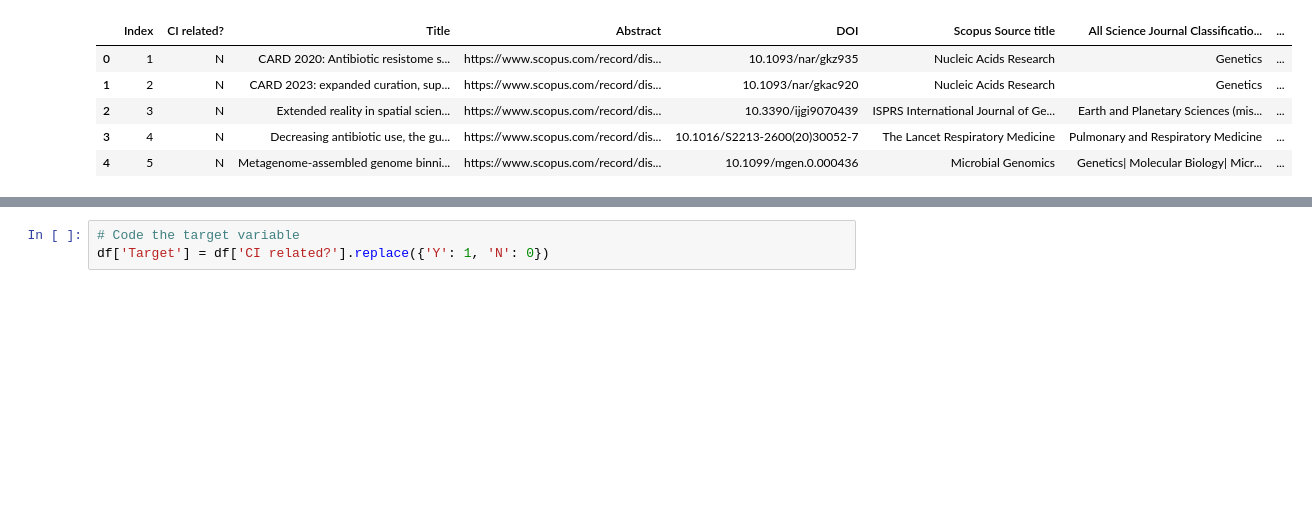
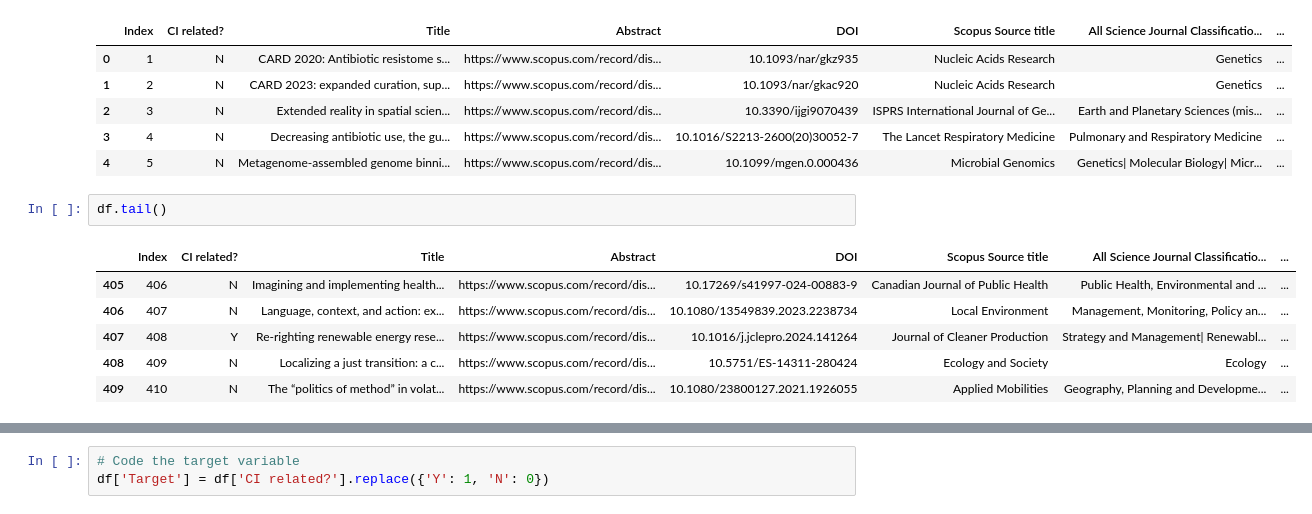
Before and after one commit to ciciecho-ds/climate_innovation_classfication, a Jupyter notebook: data_preprocess.ipynb, the cells around one changed output, grey strips where cells are left out. Saved outputs shown, nothing was run; the diff lists cells and outputs as text; blank space fills up the shorter version.

```diff
--- a/data_preprocess.ipynb
+++ b/data_preprocess.ipynb
@@ -17,3 +28,12 @@ df.head()
 | 2 | 3 | N | Extended reality in spatial scien... | https://www.scopus.com/record/dis... | 10.3390/ijgi9070439 | ISPRS International Journal of Ge... | Earth and Planetary Sciences (mis... | ... |
 | 3 | 4 | N | Decreasing antibiotic use, the gu... | https://www.scopus.com/record/dis... | 10.1016/S2213-2600(20)30052-7 | The Lancet Respiratory Medicine | Pulmonary and Respiratory Medicine | ... |
 | 4 | 5 | N | Metagenome-assembled genome binni... | https://www.scopus.com/record/dis... | 10.1099/mgen.0.000436 | Microbial Genomics | Genetics| Molecular Biology| Micr... | ... |
+# %%
+df.tail()
+# %% [output]
+|  | Index | CI related? | Title | Abstract | DOI | Scopus Source title | All Science Journal Classificatio... | ... |
+| 405 | 406 | N | Imagining and implementing health... | https://www.scopus.com/record/dis... | 10.17269/s41997-024-00883-9 | Canadian Journal of Public Health | Public Health, Environmental and ... | ... |
+| 406 | 407 | N | Language, context, and action: ex... | https://www.scopus.com/record/dis... | 10.1080/13549839.2023.2238734 | Local Environment | Management, Monitoring, Policy an... | ... |
+| 407 | 408 | Y | Re-righting renewable energy rese... | https://www.scopus.com/record/dis... | 10.1016/j.jclepro.2024.141264 | Journal of Cleaner Production | Strategy and Management| Renewabl... | ... |
+| 408 | 409 | N | Localizing a just transition: a c... | https://www.scopus.com/record/dis... | 10.5751/ES-14311-280424 | Ecology and Society | Ecology | ... |
+| 409 | 410 | N | The “politics of method” in volat... | https://www.scopus.com/record/dis... | 10.1080/23800127.2021.1926055 | Applied Mobilities | Geography, Planning and Developme... | ... |
```
Also changed, not shown: parts of 34 cells of this notebook.
